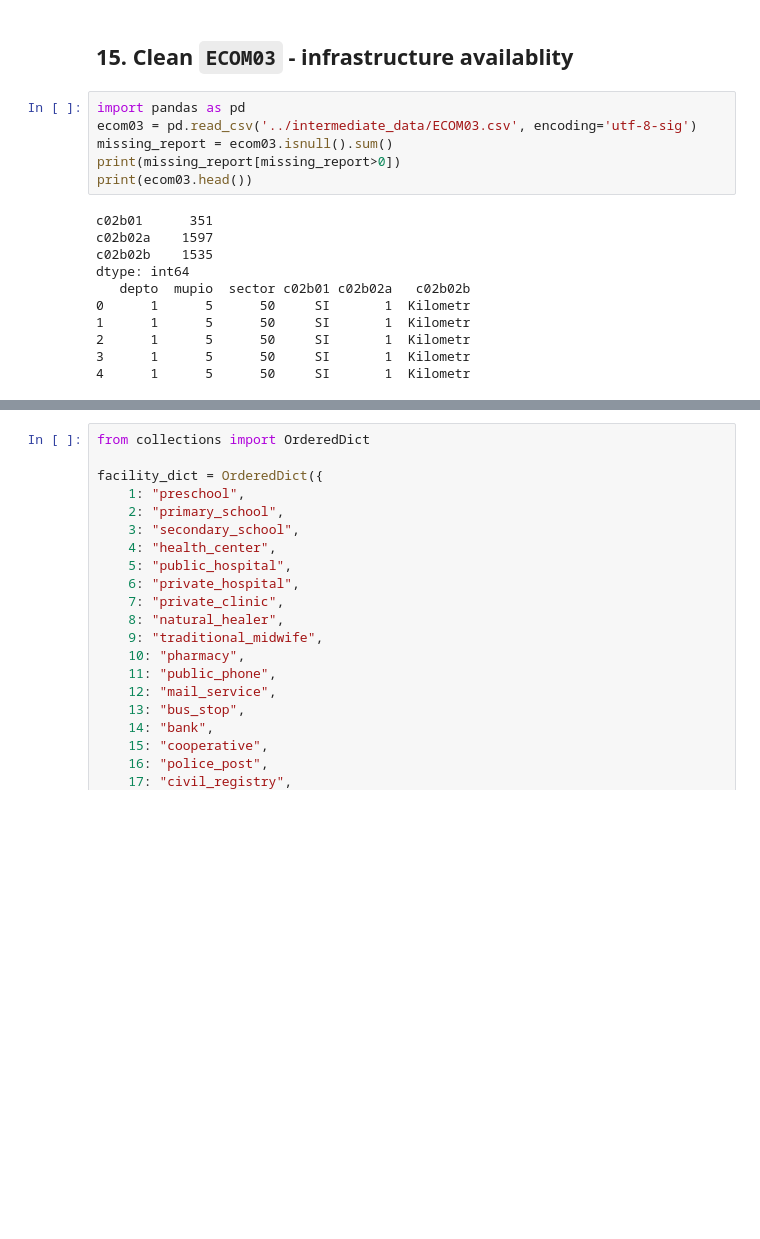
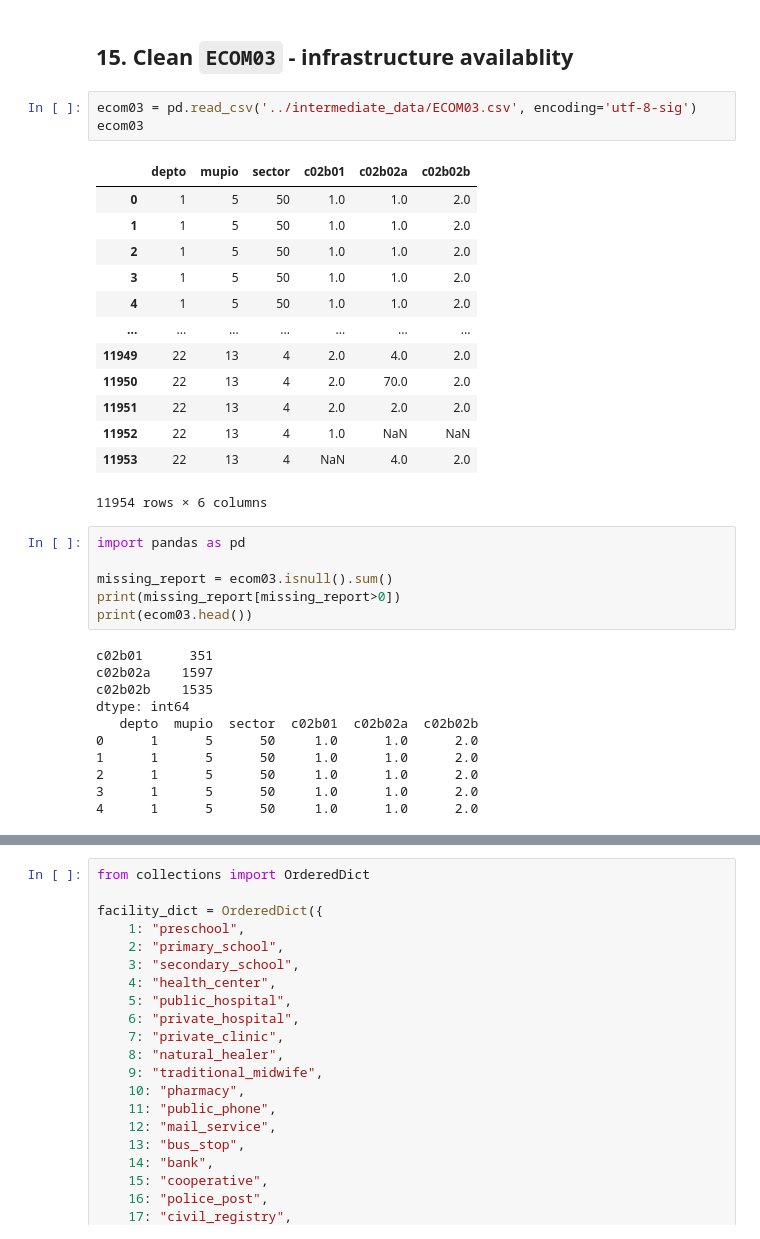
Before and after one commit to 12PB/guatemala_data_cleaning, a Jupyter notebook: scripts/aggregate.ipynb, the cells around one changed output, grey strips where cells are left out. Cells and saved outputs as stored; diff of their text form; blank space fills up the shorter version.

Commit message:
Cleaned data
Checking script included

````diff
--- a/scripts/aggregate.ipynb
+++ b/scripts/aggregate.ipynb
@@ -1174,9 +1253,26 @@ community_info = community_info[['hhid', 'depto_code', 'depto_name', 'mupio', 's
 community_info.to_csv('../cleaned_data/geo_info_per_household.csv', index=False, encoding='utf-8-sig')
 # %% [markdown]
 ## 15. Clean ```ECOM03``` - infrastructure availablity
+# %%
+ecom03 = pd.read_csv('../intermediate_data/ECOM03.csv', encoding='utf-8-sig')
+ecom03
+# %% [output]
+|  | depto | mupio | sector | c02b01 | c02b02a | c02b02b |
+| 0 | 1 | 5 | 50 | 1.0 | 1.0 | 2.0 |
+| 1 | 1 | 5 | 50 | 1.0 | 1.0 | 2.0 |
+| 2 | 1 | 5 | 50 | 1.0 | 1.0 | 2.0 |
+| 3 | 1 | 5 | 50 | 1.0 | 1.0 | 2.0 |
+| 4 | 1 | 5 | 50 | 1.0 | 1.0 | 2.0 |
+| ... | ... | ... | ... | ... | ... | ... |
+| 11949 | 22 | 13 | 4 | 2.0 | 4.0 | 2.0 |
+| 11950 | 22 | 13 | 4 | 2.0 | 70.0 | 2.0 |
+| 11951 | 22 | 13 | 4 | 2.0 | 2.0 | 2.0 |
+| 11952 | 22 | 13 | 4 | 1.0 | NaN | NaN |
+| 11953 | 22 | 13 | 4 | NaN | 4.0 | 2.0 |
+11954 rows × 6 columns
 # %%
 import pandas as pd
-ecom03 = pd.read_csv('../intermediate_data/ECOM03.csv', encoding='utf-8-sig')
+
 missing_report = ecom03.isnull().sum()
 print(missing_report[missing_report>0])
 print(ecom03.head())
@@ -1185,9 +1281,9 @@ c02b01      351
 c02b02a    1597
 c02b02b    1535
 dtype: int64
-   depto  mupio  sector c02b01 c02b02a   c02b02b
-0      1      5      50     SI       1  Kilometr
-1      1      5      50     SI       1  Kilometr
-2      1      5      50     SI       1  Kilometr
-3      1      5      50     SI       1  Kilometr
-4      1      5      50     SI       1  Kilometr
+   depto  mupio  sector  c02b01  c02b02a  c02b02b
+0      1      5      50     1.0      1.0      2.0
+1      1      5      50     1.0      1.0      2.0
+2      1      5      50     1.0      1.0      2.0
+3      1      5      50     1.0      1.0      2.0
+4      1      5      50     1.0      1.0      2.0
````
Also changed, not shown: parts of 25 cells of this notebook, 28 other files.
